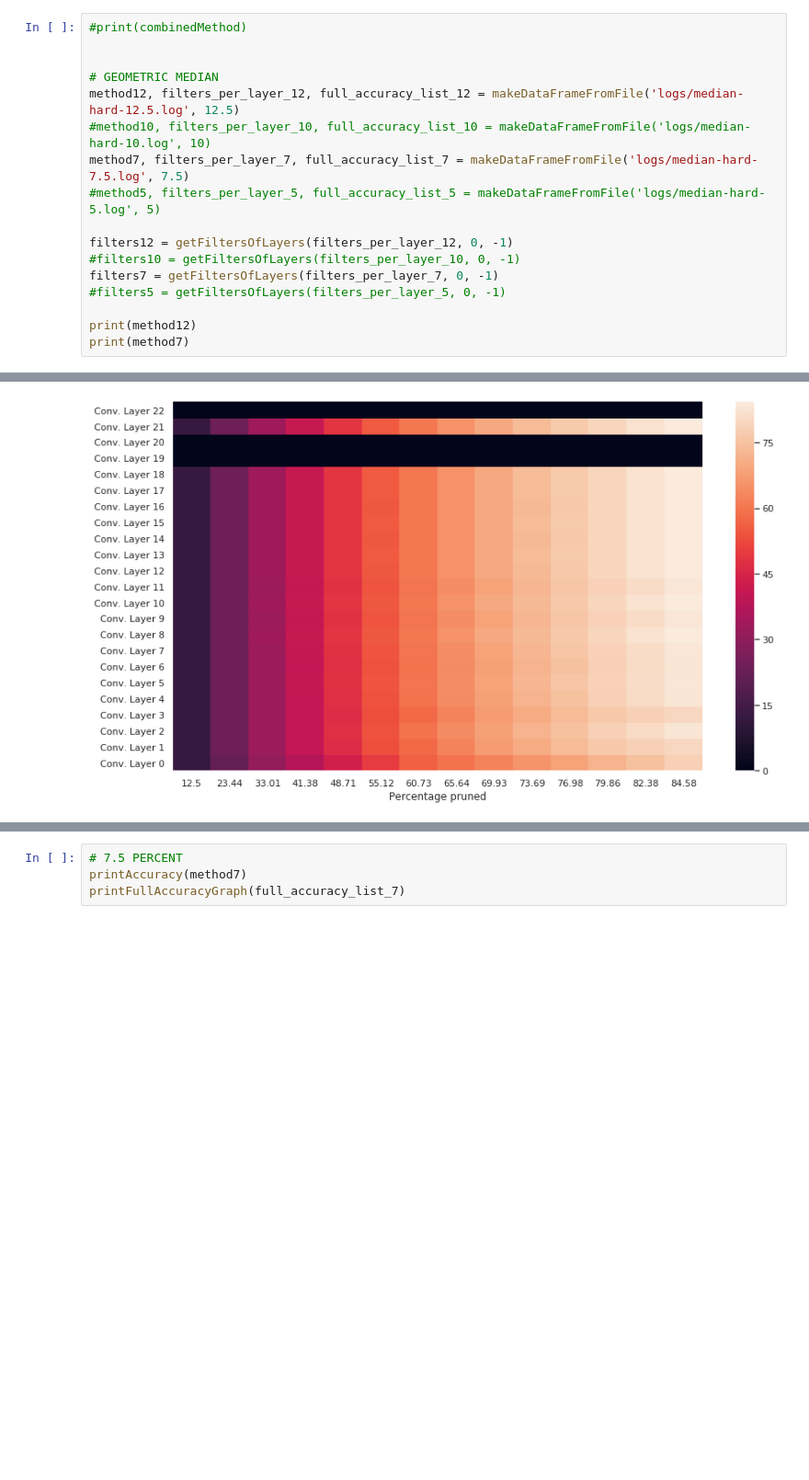
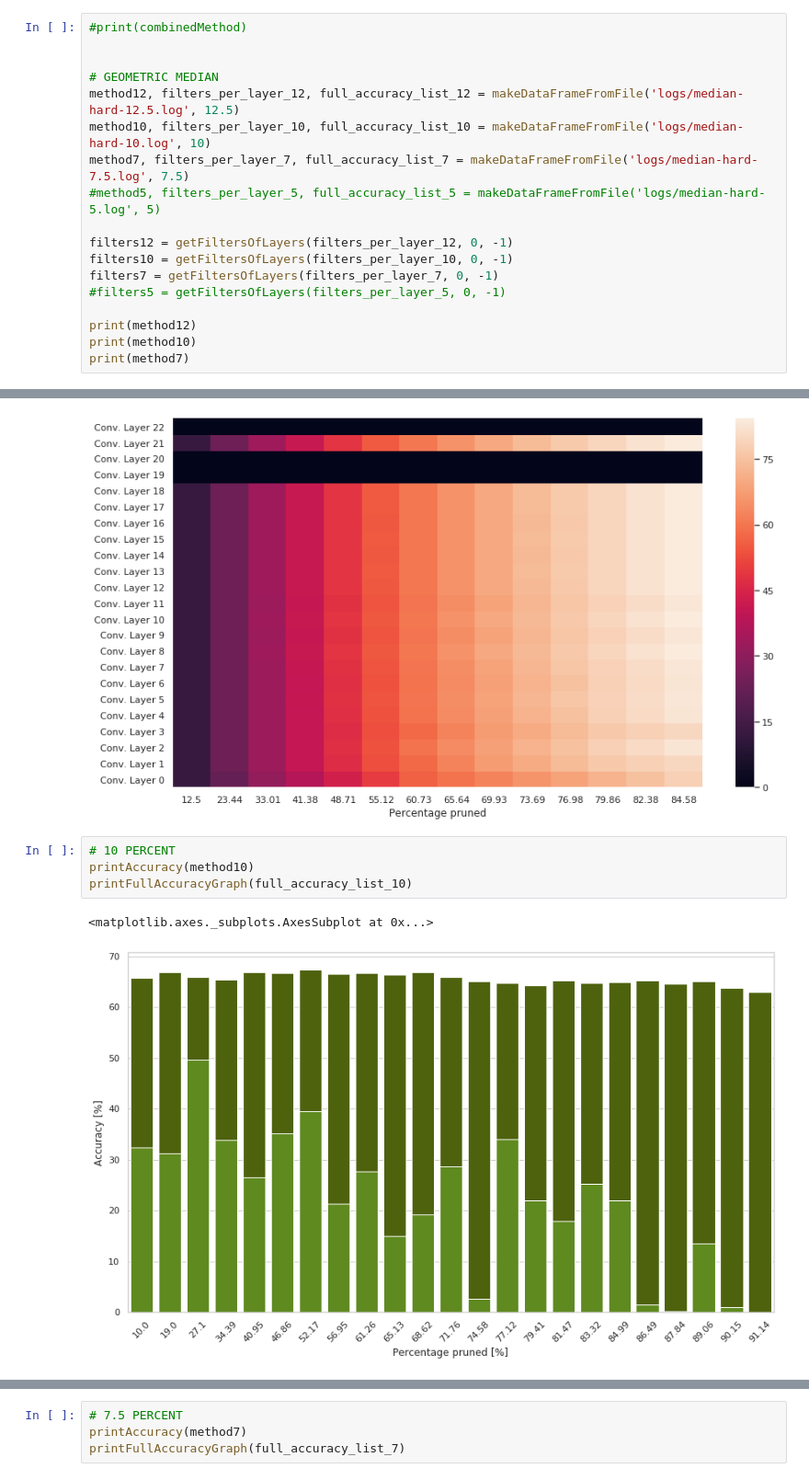
Before and after one commit to CedricGullentops/Master-Thesis-Pruning-for-Object-Detection, a Jupyter notebook: Jupyter Notebook/makeGraphsFromLog.ipynb, the cells around one changed output, grey strips where cells are left out. Shown at 92% size. Saved outputs shown, nothing was run; the diff lists cells and outputs as text; blank space fills up the shorter version.

```diff
--- a/Jupyter Notebook/makeGraphsFromLog.ipynb
+++ b/Jupyter Notebook/makeGraphsFromLog.ipynb
@@ -309,16 +307,17 @@ makeHeatMap(filters_per_layer_5, method5['Percentage pruned'])
 
 # GEOMETRIC MEDIAN
 method12, filters_per_layer_12, full_accuracy_list_12 = makeDataFrameFromFile('logs/median-hard-12.5.log', 12.5)
-#method10, filters_per_layer_10, full_accuracy_list_10 = makeDataFrameFromFile('logs/median-hard-10.log', 10)
+method10, filters_per_layer_10, full_accuracy_list_10 = makeDataFrameFromFile('logs/median-hard-10.log', 10)
 method7, filters_per_layer_7, full_accuracy_list_7 = makeDataFrameFromFile('logs/median-hard-7.5.log', 7.5)
 #method5, filters_per_layer_5, full_accuracy_list_5 = makeDataFrameFromFile('logs/median-hard-5.log', 5)
 
 filters12 = getFiltersOfLayers(filters_per_layer_12, 0, -1)
-#filters10 = getFiltersOfLayers(filters_per_layer_10, 0, -1)
+filters10 = getFiltersOfLayers(filters_per_layer_10, 0, -1)
 filters7 = getFiltersOfLayers(filters_per_layer_7, 0, -1)
 #filters5 = getFiltersOfLayers(filters_per_layer_5, 0, -1)
 
 print(method12)
+print(method10)
 print(method7)
 # %% [output]
 [12.5, 23.44, 33.01, 41.38, 48.71, 55.12, 60.73, 65.64, 69.93, 73.69, 76.98, 79.86, 82.38, 84.58, 86.51, 88.19]
@@ -359,3 +358,10 @@ makeHeatMap(filters_per_layer_12, method12['Percentage pruned'])
 # %% [output]
 <matplotlib.axes._subplots.AxesSubplot at 0x...>
 [figure]
+# %%
+# 10 PERCENT
+printAccuracy(method10)
+printFullAccuracyGraph(full_accuracy_list_10)
+# %% [output]
+<matplotlib.axes._subplots.AxesSubplot at 0x...>
+[figure, added]
```
Also changed, not shown: parts of 5 cells of this notebook, 2 other files.
